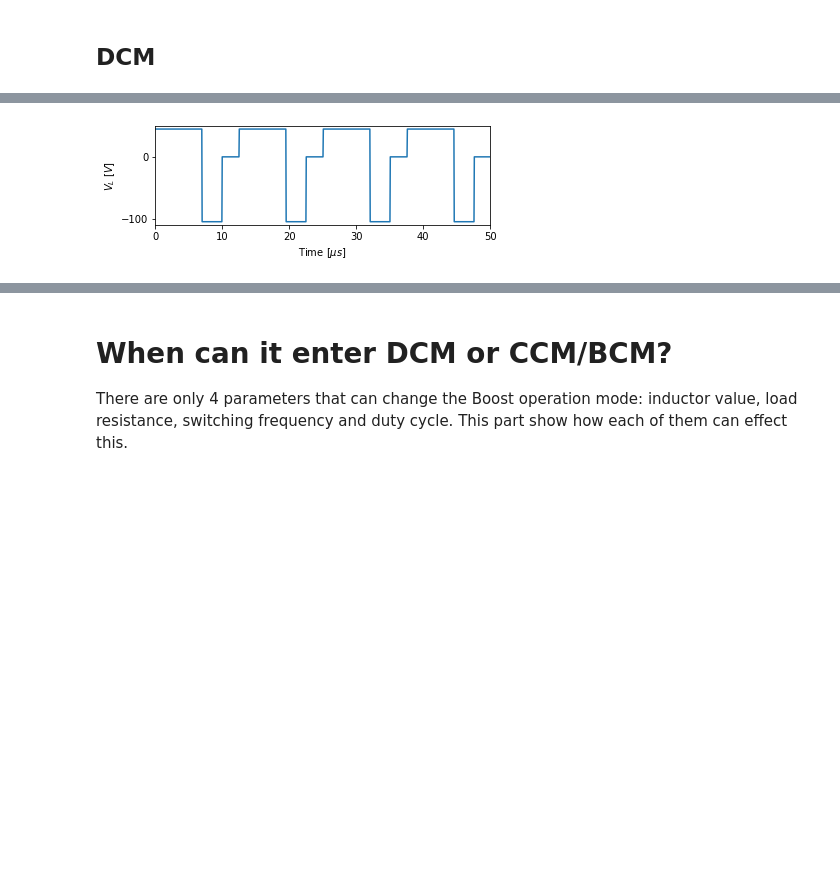
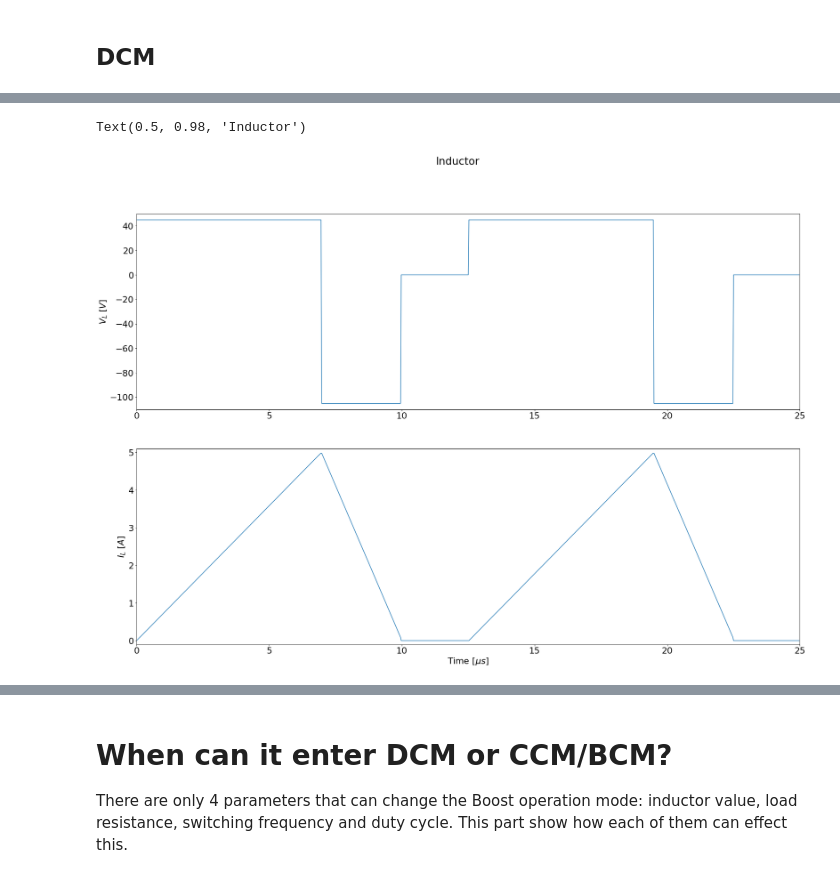
Before and after one commit to HDialani/Boost-converter, a Jupyter notebook: Basics_of_boost_converter/Basics_of_Boost_converter.ipynb, the cells around one changed output, grey strips where cells are left out. Saved outputs shown, nothing was run; the diff lists cells and outputs as text; code cells hidden in the pictures; blank space fills up the shorter version.

```diff
--- a/Basics_of_boost_converter/Basics_of_Boost_converter.ipynb
+++ b/Basics_of_boost_converter/Basics_of_Boost_converter.ipynb
@@ -239,6 +239,6 @@ Delta1=(2*(V_out/Load)*L*F_s)/(V_in*D)
 Delta2=1-D-Delta1
 # %%
 S=1000 # Sampling resoltion
-N=4 #Number of signals
+N=2 #Number of signals
 Ts=1/F_s #s
 X= np.arange(0, N*Ts,N*Ts/S)
@@ -257,15 +263,26 @@ for i in range(N):
     V_L.extend(V_intermediate3)
 # %%
 del V_L[-N:] # Ugly fix to make this a 1002 array instead of 1000 array
+# %%
+I_l = np.add(I_d, I_sw)
 # %%
-plt.subplot(2, 1, 1)
+plt.figure(3)
 plt.rcParams['figure.figsize'] = [30, 20]
 plt.rcParams.update({'font.size': 22})
-plt.plot(1e6*X, V_L)
-plt.xlim([0,N*1e6*Ts])
-plt.ylim([V_in-V_out-5,V_in+5])
+plt.subplot(211)
+plt.plot(1e6 * X, V_L)
+plt.xlim([0, N * 1e6 * Ts])
+plt.ylim([V_in - V_out - 5, V_in + 5])
+# plt.xlabel('Time [$\mu s$]')
+plt.ylabel('$V_L$ [$V$]')
+
+plt.subplot(212)
+plt.plot(1e6 * X, I_l)
+plt.xlim([0, N * 1e6 * Ts])
+plt.ylim([-0.1, (2*I_ripple) + 0.1])
 plt.xlabel('Time [$\mu s$]')
-plt.ylabel('$V_L$ [$V$]')
-plt.show()
+plt.ylabel('$I_{L}$ [$A$]')
+plt.suptitle('Inductor')
 # %% [output]
+Text(0.5, 0.98, 'Inductor')
-[figure, old version]
+[figure, new version]
```
Also changed, not shown: parts of 19 cells of this notebook.
